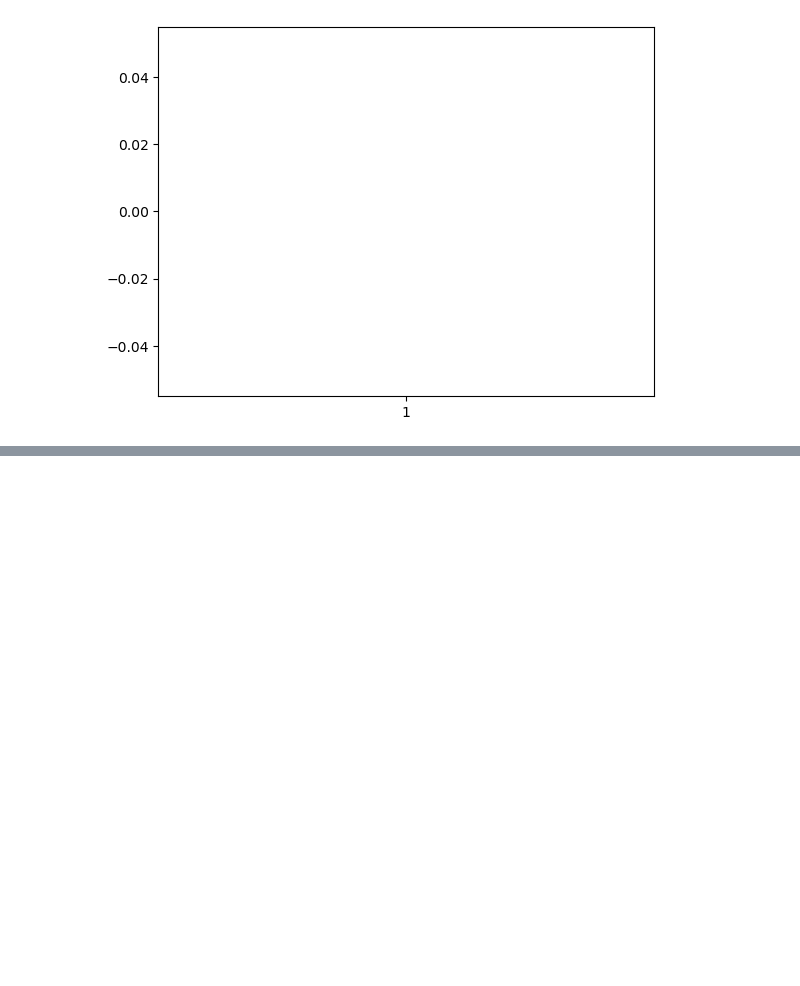
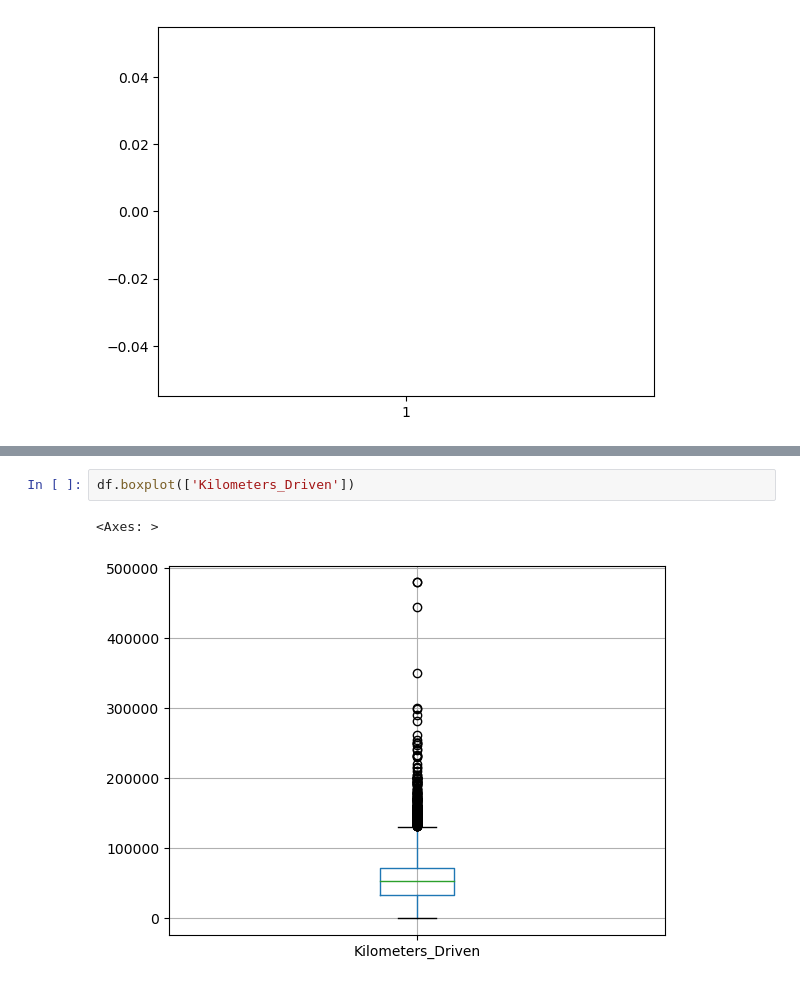
Before and after one commit to b4b4b4b4seo/POSCO-AI24B4, a Jupyter notebook: 종합실습1-2.ipynb, the cells around one changed output, grey strips where cells are left out. Drawn from its saved outputs; the diff is of its cells as text; blank space fills up the shorter version.

```diff
--- a/종합실습1-2.ipynb
+++ b/종합실습1-2.ipynb
@@ -582,0 +601,5 @@ Name: Name, Length: 311, dtype: int64
+# %%
+df.boxplot(['Kilometers_Driven'])
+# %% [output]
+<Axes: >
+[figure, added]
```
Also changed, not shown: parts of 17 cells of this notebook, 2 other files.
